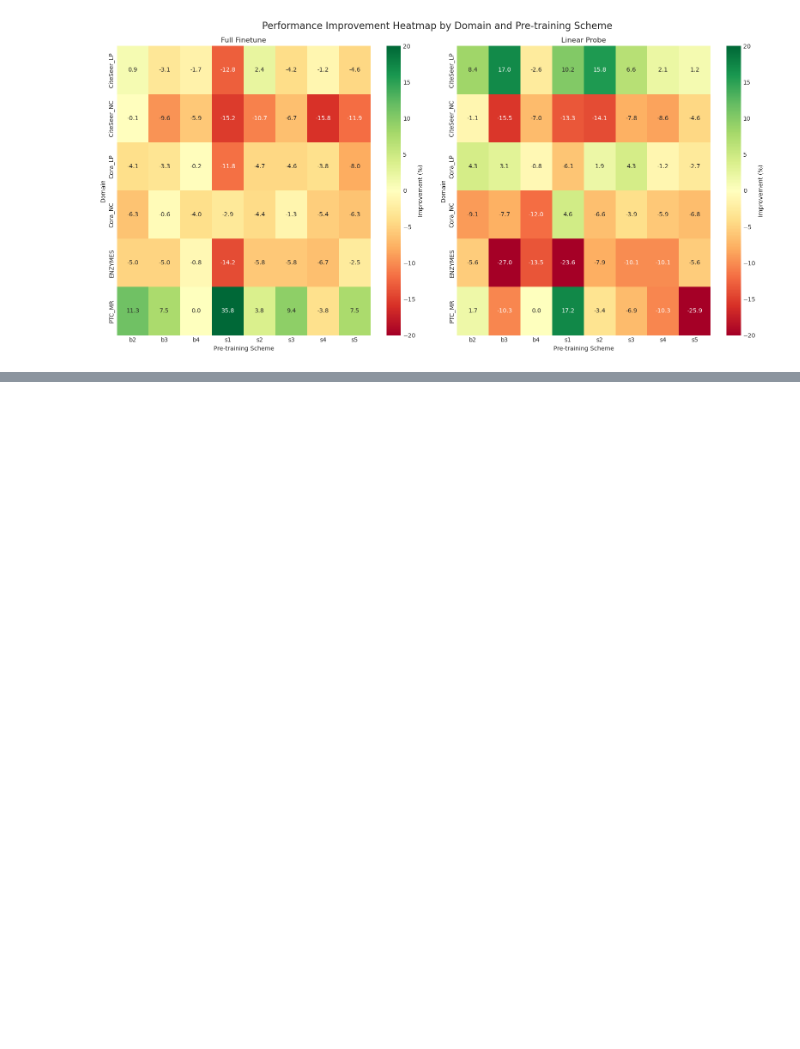
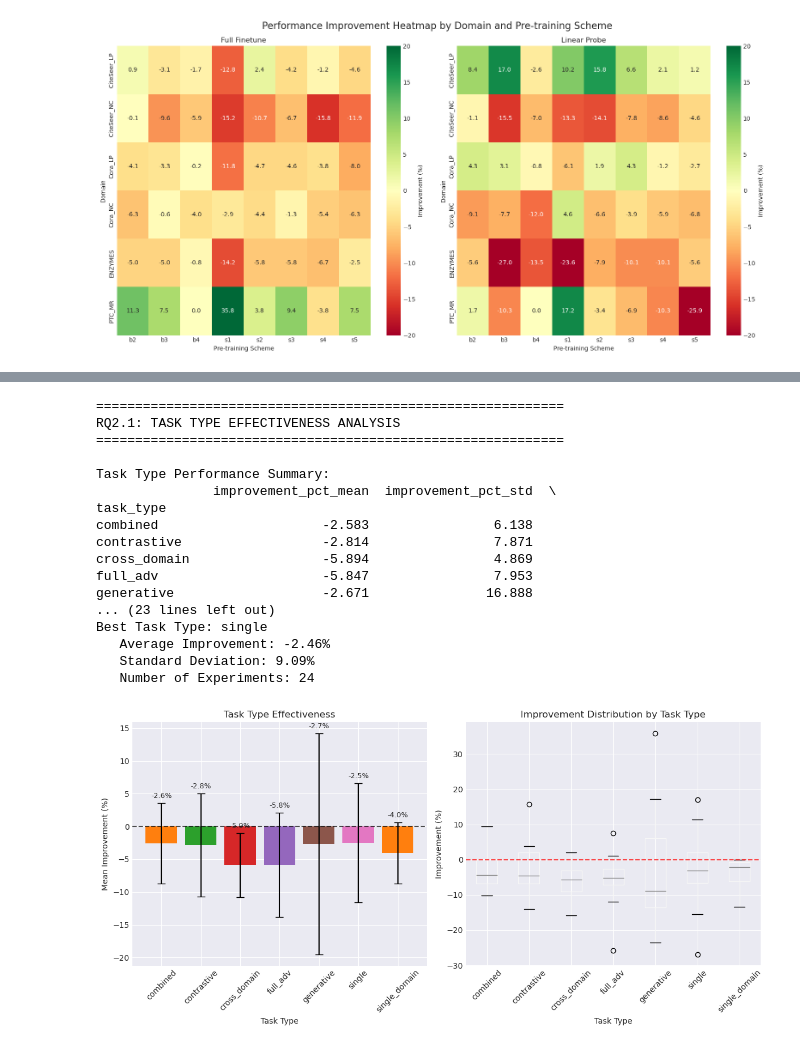
Before and after one commit to alonbebchuk/GNN-Pretraining, a Jupyter notebook: analysis/02_research_questions_exploration.ipynb, the cells around one changed output, grey strips where cells are left out. Drawn from its saved outputs; the diff is of its cells as text; code cells hidden in the pictures; blank space fills up the shorter version.

```diff
--- a/analysis/02_research_questions_exploration.ipynb
+++ b/analysis/02_research_questions_exploration.ipynb
@@ -164,0 +206,76 @@ plt.show()
+# %%
+# RQ2.1: Task Type Effectiveness Analysis
+if task_type_eff is not None:
+    print("="*60)
+    print("RQ2.1: TASK TYPE EFFECTIVENESS ANALYSIS")
+    print("="*60)
+
+    # Display task type effectiveness summary
+    print("\nTask Type Performance Summary:")
+    print(task_type_eff.round(3))
+
+    # Identify best task type
+    best_type = task_type_eff['improvement_pct_mean'].idxmax()
+    best_improvement = task_type_eff.loc[best_type, 'improvement_pct_mean']
+
+    print(f"\nBest Task Type: {best_type}")
+    print(f"   Average Improvement: {best_improvement:.2f}%")
+    print(f"   Standard Deviation: {task_type_eff.loc[best_type, 'improvement_pct_std']:.2f}%")
+    print(f"   Number of Experiments: {task_type_eff.loc[best_type, 'improvement_pct_count']}")
+
+    # Visualize task type effectiveness
+    plt.figure(figsize=(12, 6))
+
+    # Bar plot of mean improvements
+    plt.subplot(1, 2, 1)
+    means = task_type_eff['improvement_pct_mean']
+    stds = task_type_eff['improvement_pct_std']
+
+    bars = plt.bar(range(len(means)), means, yerr=stds, capsize=5,
+                   color=['#ff7f0e', '#2ca02c', '#d62728', '#9467bd', '#8c564b', '#e377c2'])
+    plt.axhline(y=0, color='black', linestyle='--', alpha=0.7)
+    plt.xlabel('Task Type')
+    plt.ylabel('Mean Improvement (%)')
+    plt.title('Task Type Effectiveness')
+    plt.xticks(range(len(means)), means.index, rotation=45)
+
+    # Add value labels on bars
+    for i, (bar, mean, std) in enumerate(zip(bars, means, stds)):
+        plt.text(bar.get_x() + bar.get_width()/2, mean + std + 0.5,
+                f'{mean:.1f}%', ha='center', va='bottom', fontsize=9)
+
+    # Box plot of improvement distributions
+    plt.subplot(1, 2, 2)
+    if combo_df is not None:
+        combo_df.boxplot(column='improvement_pct', by='task_type', ax=plt.gca())
+        plt.axhline(y=0, color='red', linestyle='--', alpha=0.7)
+        plt.xlabel('Task Type')
+        plt.ylabel('Improvement (%)')
+        plt.title('Improvement Distribution by Task Type')
+        plt.xticks(rotation=45)
+        plt.suptitle('')  # Remove automatic title
+
+    plt.tight_layout()
+    plt.savefig(FIGURES_DIR / 'rq2_task_type_effectiveness.png', dpi=300, bbox_inches='tight')
+    plt.show()
+else:
+    print("Task type effectiveness data not available. Run RQ2 analysis first.")
+# %% [output]
+============================================================
+RQ2.1: TASK TYPE EFFECTIVENESS ANALYSIS
+============================================================
+
+Task Type Performance Summary:
+               improvement_pct_mean  improvement_pct_std  \
+task_type
+combined                     -2.583                6.138
+contrastive                  -2.814                7.871
+cross_domain                 -5.894                4.869
+full_adv                     -5.847                7.953
+generative                   -2.671               16.888
+... (23 lines left out)
+Best Task Type: single
+   Average Improvement: -2.46%
+   Standard Deviation: 9.09%
+   Number of Experiments: 24
+[figure, added]
```
Also changed, not shown: parts of 5 cells of this notebook, 13 other files.
